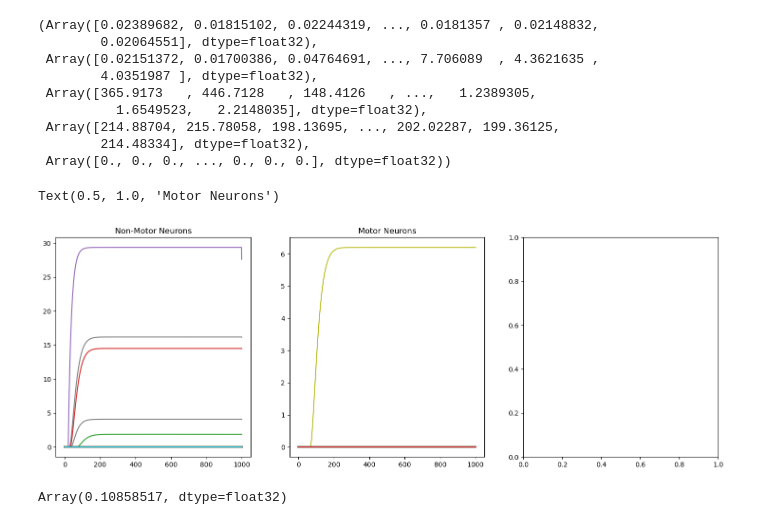
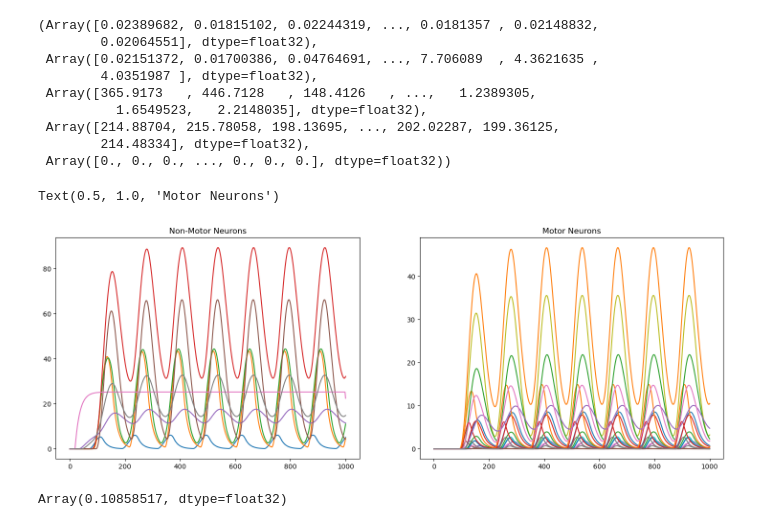
Before and after one commit to smpuglie/Pugliese_cpg_2025, a Jupyter notebook: notebooks/run_config.ipynb, the cells around one changed output. Drawn from its saved outputs; the diff is of its cells as text; code cells hidden in the pictures.

```diff
--- a/notebooks/run_config.ipynb
+++ b/notebooks/run_config.ipynb
@@ -101,21 +103,21 @@ def print_dict_shapes(data, prefix="", max_depth=10, current_depth=0):
 # %%
 experiment = 'DNb08_Stim_Prune'
-version = 'hyak'
-# base_dir = Path(f'/gscratch/portia/eabe/Pugliese_2025/{experiment}/{version}')
-base_dir = Path(f'/data/users/eabe/Pugliese_2025/{experiment}/{version}')
+version = 'debug'
+base_dir = Path(f'/gscratch/portia/eabe/Pugliese_2025/{experiment}/{version}')
+# base_dir = Path(f'/data/users/eabe/Pugliese_2025/{experiment}/{version}')
 run_cfg_list = natsorted(list(Path(base_dir).rglob('run_config.yaml')))
 for n, run_cfg in enumerate(run_cfg_list):
     print(n, run_cfg)
 
 # ###### Load and update config with specified paths template ######
 
-cfg_num = -2
+cfg_num = -1
 # print(f'\n📁 Loading config {cfg_num}: {run_cfg_list[cfg_num]}')
 
 # NEW APPROACH: Load config and replace paths using glados.yaml template
 cfg = load_config_with_path_template(
     config_path=run_cfg_list[cfg_num],
-    paths_template="glados",    # Use glados.yaml for local paths
+    paths_template="hyak",    # Use glados.yaml for local paths
     experiment=experiment,      # This will override if needed
     version=version,           # Use debug version locally instead of hyak
 )
@@ -254,22 +252,22 @@ final_results = run_single_simulation(
     key
 )
 # %%
-R = results[0,3]
+R = results[0,1]
 w_table = pd.read_csv(cfg.experiment.dfPath,index_col=0)
 mn_mask = jnp.isin(jnp.arange(sim_params.n_neurons), neuron_params.mn_idxs)
 nonmns_idxs = jnp.where((jnp.sum(R,axis=-1)>0.01) & ~mn_mask)[0]
 mn_idxs = jnp.where((jnp.sum(R,axis=-1)>0.01) & mn_mask)[0]
 
 fig, axs = plt.subplots(1,2, figsize=(18, 6))
 for i in nonmns_idxs:
     axs[0].plot(R[i])
 axs[0].set_title("Non-Motor Neurons")
 for i in mn_idxs:
     axs[1].plot(R[i])
 axs[1].set_title("Motor Neurons")
 # %% [output]
 Text(0.5, 1.0, 'Motor Neurons')
-[figure, old version]
+[figure, new version]
 # %%
 # %% [output]
 Array(0.10858517, dtype=float32)
```
Also changed, not shown: parts of 3 cells of this notebook, 4 other files.
